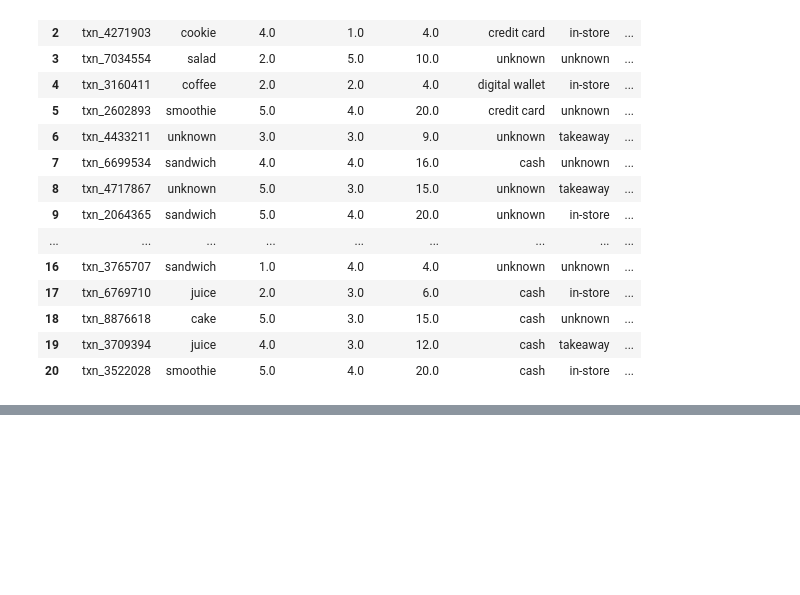
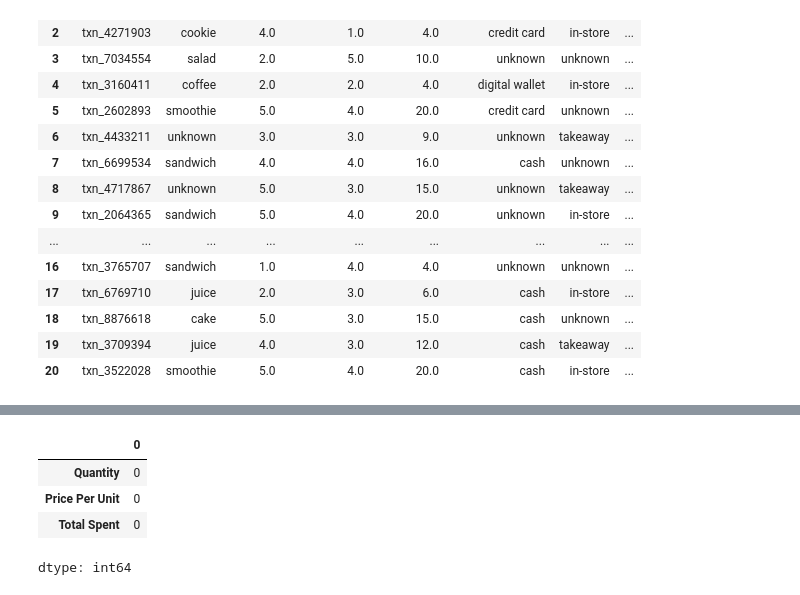
Before and after one commit to Xain1501/CleanCafeData, a Jupyter notebook: CleaningCafeData.ipynb, the cells around one changed output, grey strips where cells are left out. Cells and saved outputs as stored; diff of their text form; code cells hidden in the pictures; blank space fills up the shorter version.

```diff
--- a/CleaningCafeData.ipynb
+++ b/CleaningCafeData.ipynb
@@ -462,0 +491,8 @@ df.head(20)
+# %%
+df[["Quantity", "Price Per Unit", "Total Spent"]].isin([np.inf, -np.inf]).sum()
+# %% [output]
+|  | 0 |
+| Quantity | 0 |
+| Price Per Unit | 0 |
+| Total Spent | 0 |
+dtype: int64
```
Also changed, not shown: parts of 14 cells of this notebook.
